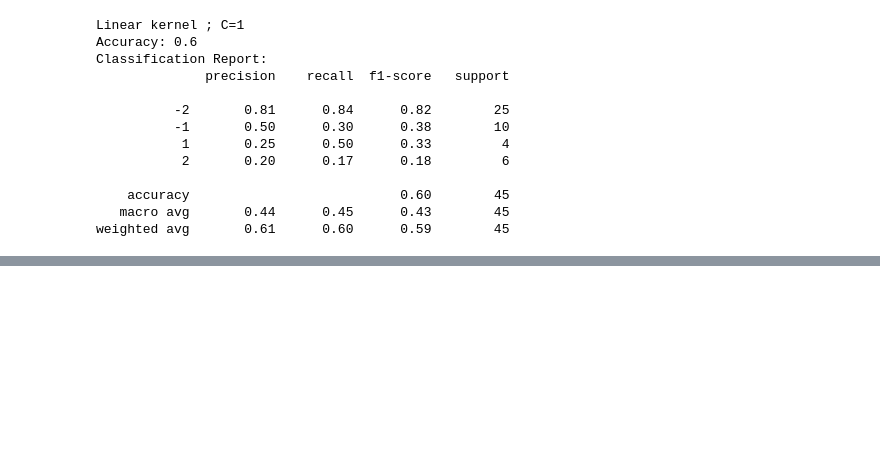
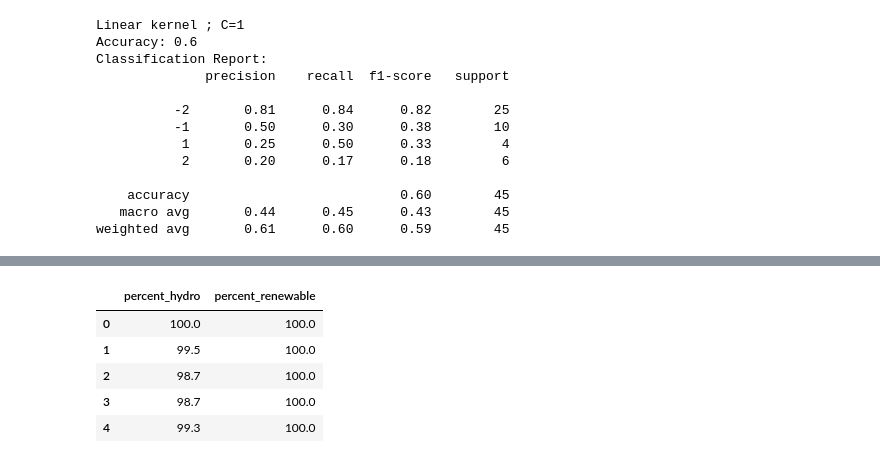
Before and after one commit to ManishV18/Renewify, a Jupyter notebook: Renewify.ipynb, the cells around one changed output, grey strips where cells are left out. Saved outputs shown, nothing was run; the diff lists cells and outputs as text; code cells hidden in the pictures; blank space fills up the shorter version.

```diff
--- a/Renewify.ipynb
+++ b/Renewify.ipynb
@@ -1345,0 +1532,11 @@ weighted avg       0.61      0.60      0.59        45
+# %%
+data = renewable_energy_df[['percent_hydro', 'percent_renewable']]
+
+data.head()
+# %% [output]
+|  | percent_hydro | percent_renewable |
+| 0 | 100.0 | 100.0 |
+| 1 | 99.5 | 100.0 |
+| 2 | 98.7 | 100.0 |
+| 3 | 98.7 | 100.0 |
+| 4 | 99.3 | 100.0 |
```
Also changed, not shown: parts of 22 cells of this notebook.
